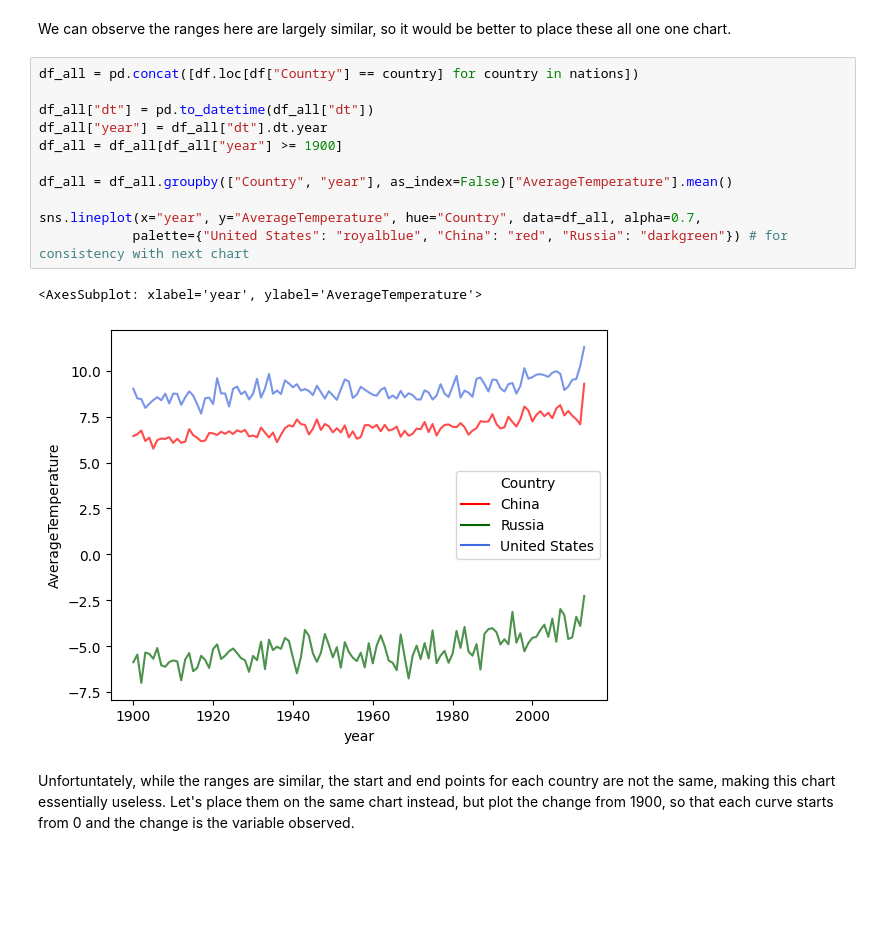
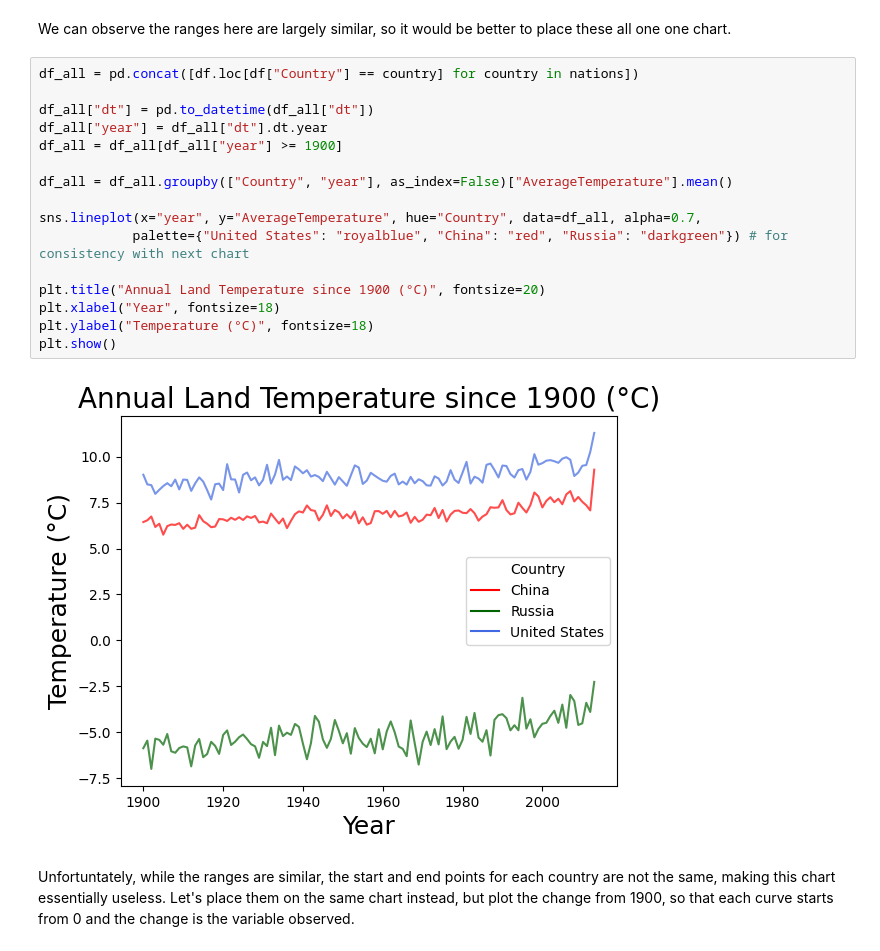
Before and after one commit to danielileon/ClimateAnalysis, a Jupyter notebook: Land Average Temperature by Country.ipynb, the cells around one changed output. Drawn from its saved outputs; the diff is of its cells as text; blank space fills up the shorter version.

```diff
--- a/Land Average Temperature by Country.ipynb
+++ b/Land Average Temperature by Country.ipynb
@@ -85,17 +92,21 @@ We can observe the ranges here are largely similar, so it would be better to pla
 # %%
 df_all = pd.concat([df.loc[df["Country"] == country] for country in nations])
 
 df_all["dt"] = pd.to_datetime(df_all["dt"])
 df_all["year"] = df_all["dt"].dt.year
 df_all = df_all[df_all["year"] >= 1900]
 
 df_all = df_all.groupby(["Country", "year"], as_index=False)["AverageTemperature"].mean()
 
 sns.lineplot(x="year", y="AverageTemperature", hue="Country", data=df_all, alpha=0.7,
             palette={"United States": "royalblue", "China": "red", "Russia": "darkgreen"}) # for consistency with next chart
+
+plt.title("Annual Land Temperature since 1900 (°C)", fontsize=20)
+plt.xlabel("Year", fontsize=18)
+plt.ylabel("Temperature (°C)", fontsize=18)
+plt.show()
 # %% [output]
-<AxesSubplot: xlabel='year', ylabel='AverageTemperature'>
-[figure, old version]
+[figure, new version]
 # %% [markdown]
 Unfortuntately, while the ranges are similar, the start and end points for each country are not the same, making this chart essentially useless. Let's place them on the same chart instead, but plot the change from 1900, so that each curve starts from 0 and the change is the variable observed.
 # %%
```
Also changed, not shown: parts of 3 cells of this notebook.
